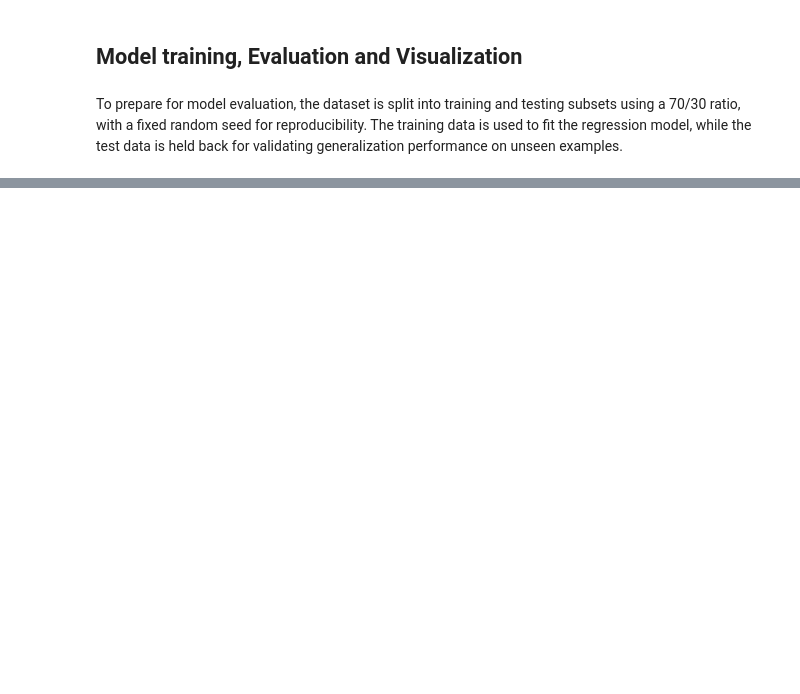
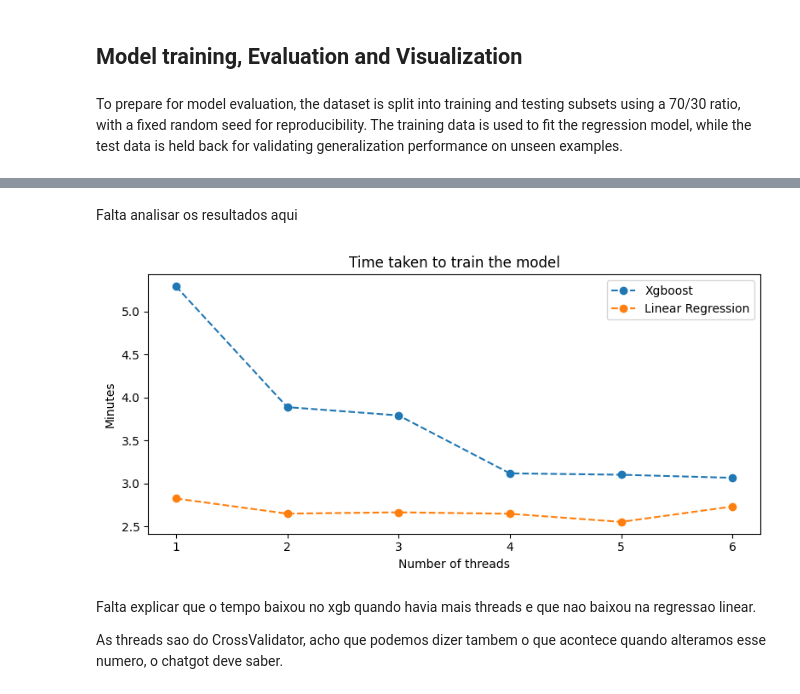
Before and after one commit to joaopecomonteiro/BDCC_2, a Jupyter notebook: trabalho2.ipynb, the cells around one changed output, grey strips where cells are left out. Saved outputs shown, nothing was run; the diff lists cells and outputs as text; code cells hidden in the pictures; blank space fills up the shorter version.

```diff
--- a/trabalho2.ipynb
+++ b/trabalho2.ipynb
@@ -930,0 +754,32 @@ Plotting took 18.391497135162354 seconds
+# %%
+from pyspark.ml.regression import LinearRegression
+
+lr = LinearRegression(
+    labelCol="LOS",
+    featuresCol="pca_features",  # or your features column
+    predictionCol="prediction"
+)
+
+lr_param_grid = ParamGridBuilder() \
+    .addGrid(lr.regParam, [0.0, 0.01]) \
+    .addGrid(lr.elasticNetParam, [0.0, 1.0]) \
+    .build()
+
+evaluator = RegressionEvaluator(
+    labelCol="LOS",
+    predictionCol="prediction",
+    metricName="rmse"
+)
+# %%
+lr_training_times = []
+
+for i in range(1, 7):
+
+    print(f"Training with {i} threads\n")
+    start = time()
+
+    lr_model = train_model(lr, lr_param_grid, evaluator, parallelism=i)
+
+    print(f"Training with {i} threads took {time() - start} seconds")
+
+    lr_training_times.append(time() - start)
@@ -930,0 +878,20 @@ Plotting took 18.391497135162354 seconds
+# %% [markdown]
+Falta analisar os resultados aqui
+# %%
+x_values = list(range(1, 7))
+
+plt.figure(figsize=(8, 4))
+plt.plot(x_values, np.array(xgb_training_times)/60, marker='o', linestyle='--', label="Xgboost")
+plt.plot(x_values, np.array(lr_training_times)/60, marker='o', linestyle='--', label="Linear Regression")
+plt.title("Time taken to train the model")
+plt.xlabel("Number of threads")
+plt.ylabel("Minutes")
+plt.legend()
+plt.tight_layout()
+plt.show()
+# %% [output]
+[figure, added]
+# %% [markdown]
+Falta explicar que o tempo baixou no xgb quando havia mais threads e que nao baixou na regressao linear.
+
+As threads sao do CrossValidator, acho que podemos dizer tambem o que acontece quando alteramos esse numero, o chatgot deve saber.
```
Also changed, not shown: parts of 36 cells of this notebook.
